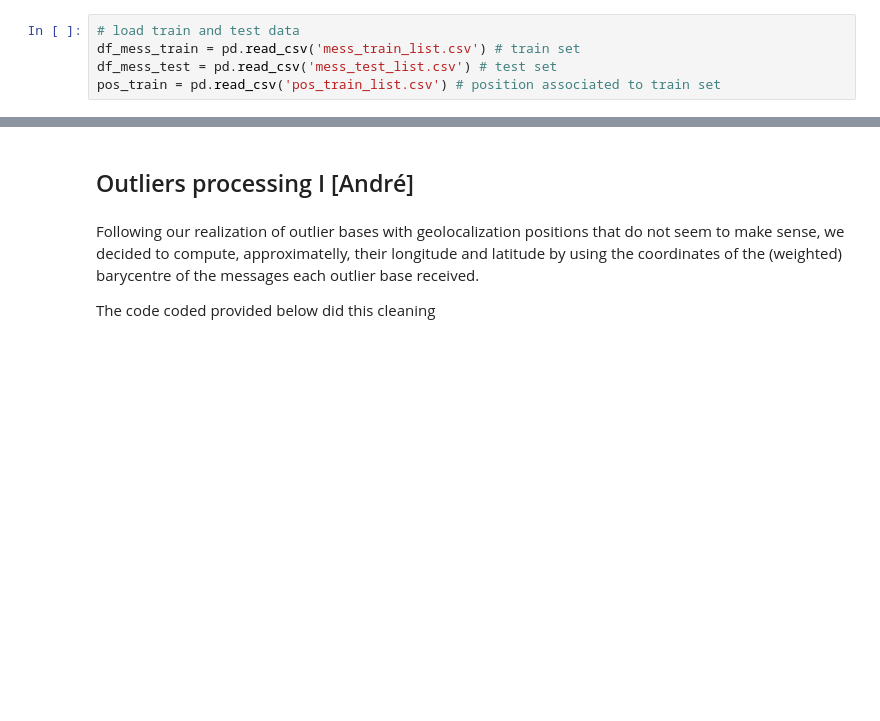
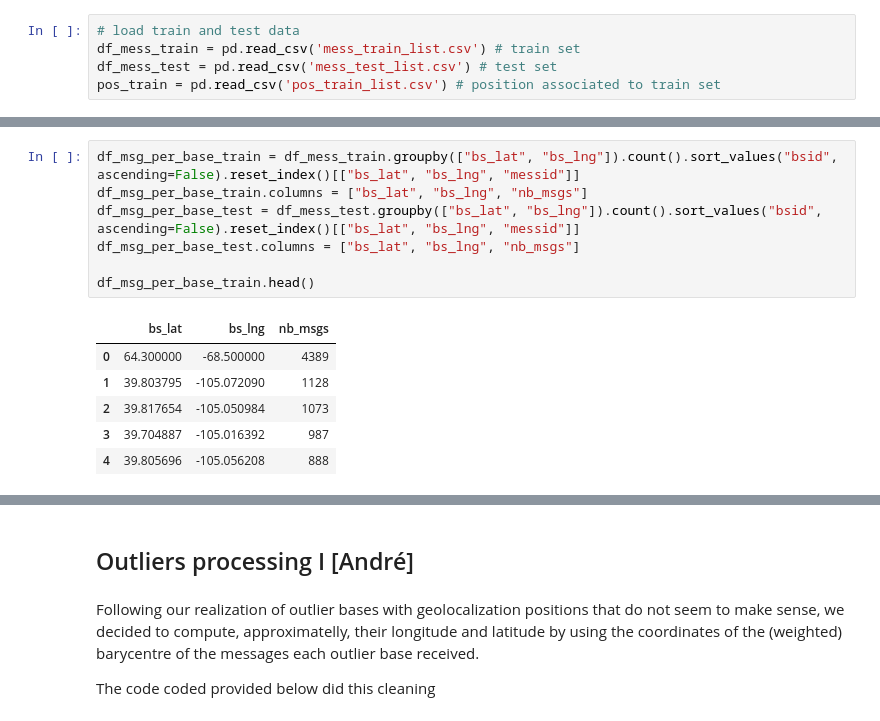
Before and after one commit to mathieubruniquel/IoT_Challenge, a Jupyter notebook: IoT_Geolocalization.ipynb, the cells around one changed output, grey strips where cells are left out. Cells and saved outputs as stored; diff of their text form; blank space fills up the shorter version.

```diff
--- a/IoT_Geolocalization.ipynb
+++ b/IoT_Geolocalization.ipynb
@@ -21,0 +139,14 @@ pos_train = pd.read_csv('pos_train_list.csv') # position associated to train set
+# %%
+df_msg_per_base_train = df_mess_train.groupby(["bs_lat", "bs_lng"]).count().sort_values("bsid", ascending=False).reset_index()[["bs_lat", "bs_lng", "messid"]]
+df_msg_per_base_train.columns = ["bs_lat", "bs_lng", "nb_msgs"]
+df_msg_per_base_test = df_mess_test.groupby(["bs_lat", "bs_lng"]).count().sort_values("bsid", ascending=False).reset_index()[["bs_lat", "bs_lng", "messid"]]
+df_msg_per_base_test.columns = ["bs_lat", "bs_lng", "nb_msgs"]
+
+df_msg_per_base_train.head()
+# %% [output]
+|  | bs_lat | bs_lng | nb_msgs |
+| 0 | 64.300000 | -68.500000 | 4389 |
+| 1 | 39.803795 | -105.072090 | 1128 |
+| 2 | 39.817654 | -105.050984 | 1073 |
+| 3 | 39.704887 | -105.016392 | 987 |
+| 4 | 39.805696 | -105.056208 | 888 |
```
Also changed, not shown: parts of 12 cells of this notebook.
